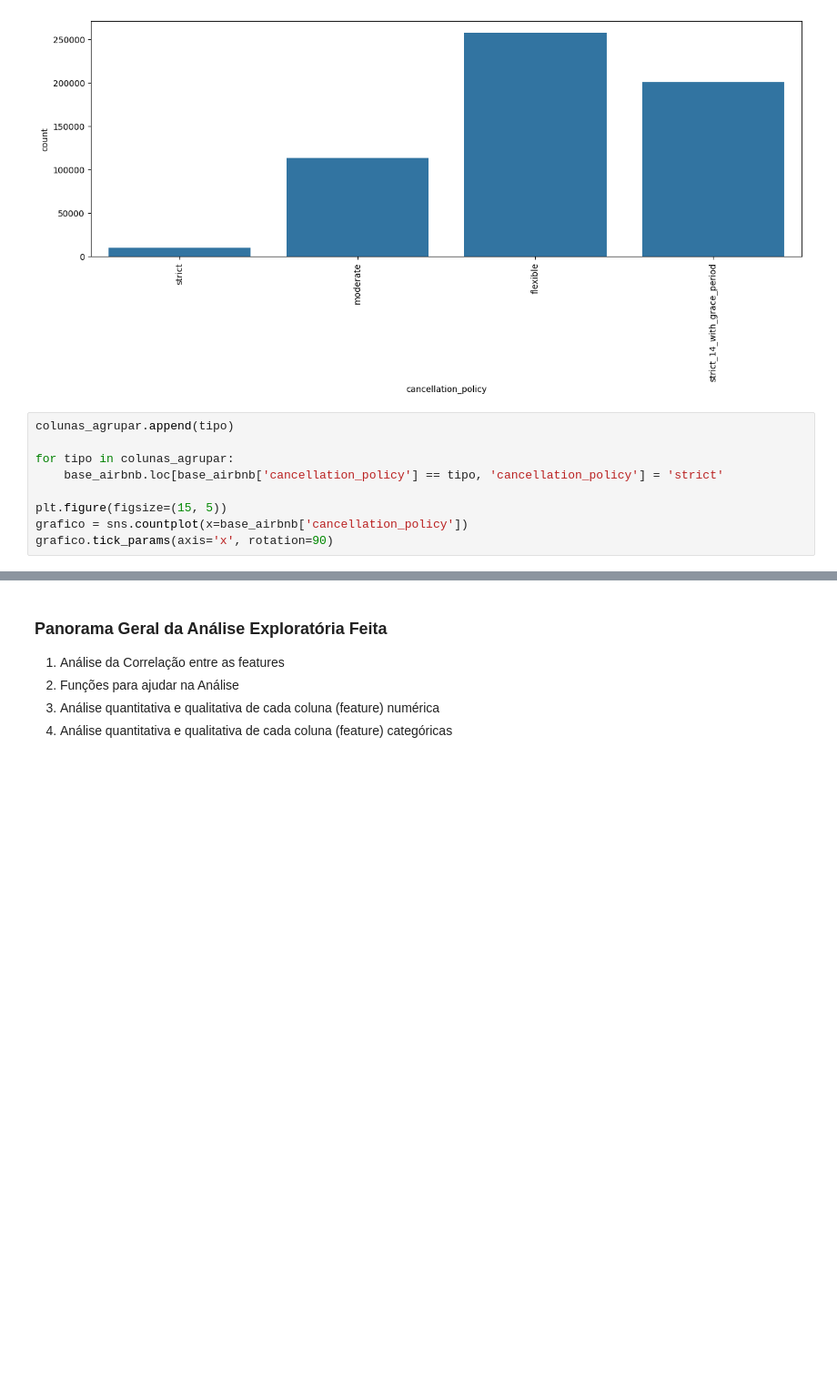
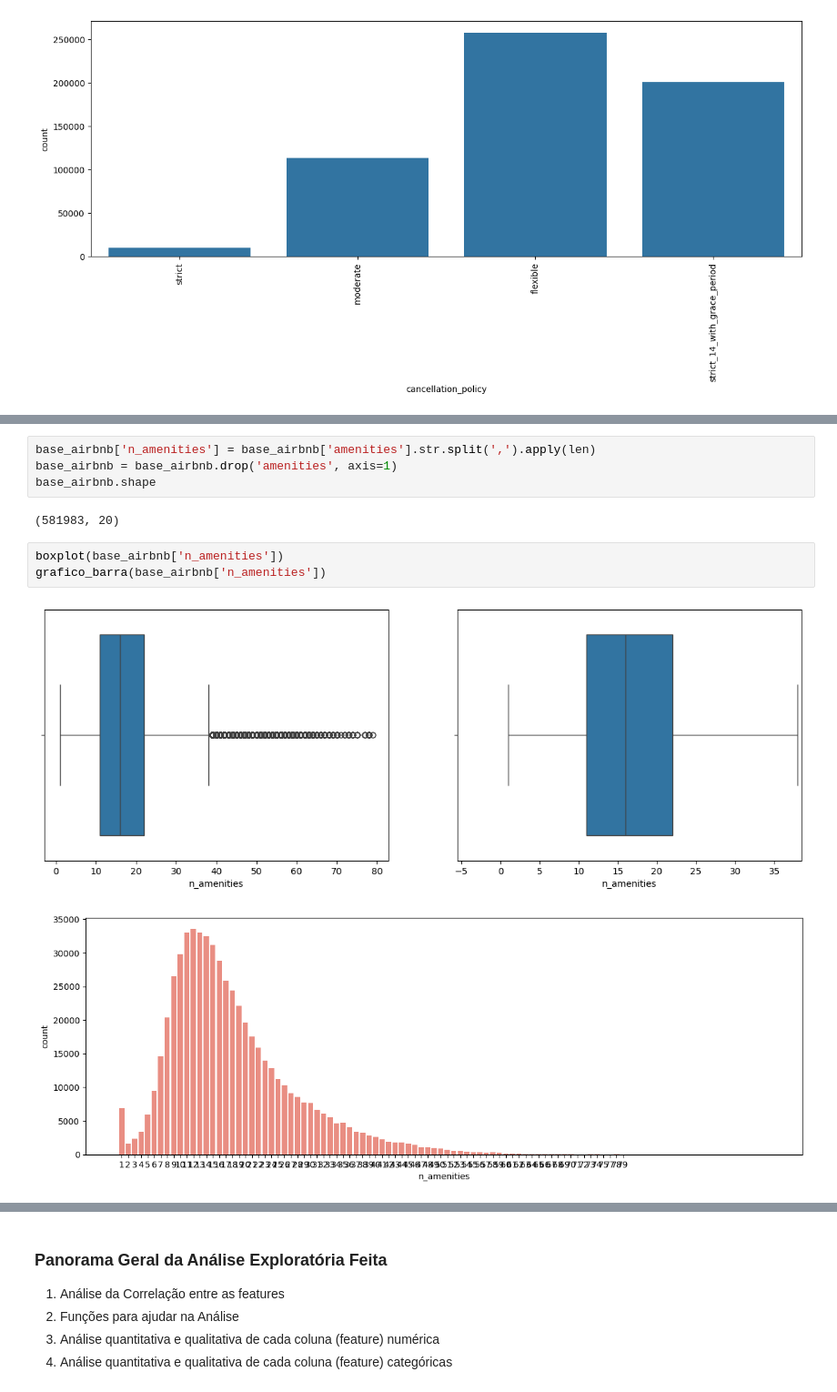
Before and after one commit to Giodzz/Data-Science-Project, a Jupyter notebook: main.ipynb, the cells around one changed output, grey strips where cells are left out. Shown at 91% size. Saved outputs shown, nothing was run; the diff lists cells and outputs as text; blank space fills up the shorter version.

Commit message:
análise da coluna amenities

```diff
--- a/main.ipynb
+++ b/main.ipynb
@@ -642,12 +644,3 @@ grafico = sns.countplot(x=base_airbnb['cancellation_policy'])
 grafico.tick_params(axis='x', rotation=90)
 # %% [output]
 [figure]
-# %%
-colunas_agrupar.append(tipo)
-
-for tipo in colunas_agrupar:
-    base_airbnb.loc[base_airbnb['cancellation_policy'] == tipo, 'cancellation_policy'] = 'strict'
-
-plt.figure(figsize=(15, 5))
-grafico = sns.countplot(x=base_airbnb['cancellation_policy'])
-grafico.tick_params(axis='x', rotation=90)
@@ -653,0 +660,12 @@ grafico.tick_params(axis='x', rotation=90)
+# %%
+base_airbnb['n_amenities'] = base_airbnb['amenities'].str.split(',').apply(len)
+base_airbnb = base_airbnb.drop('amenities', axis=1)
+base_airbnb.shape
+# %% [output]
+(581983, 20)
+# %%
+boxplot(base_airbnb['n_amenities'])
+grafico_barra(base_airbnb['n_amenities'])
+# %% [output]
+[figure, added]
+[figure, added]
```
Also changed, not shown: parts of 6 cells of this notebook.
